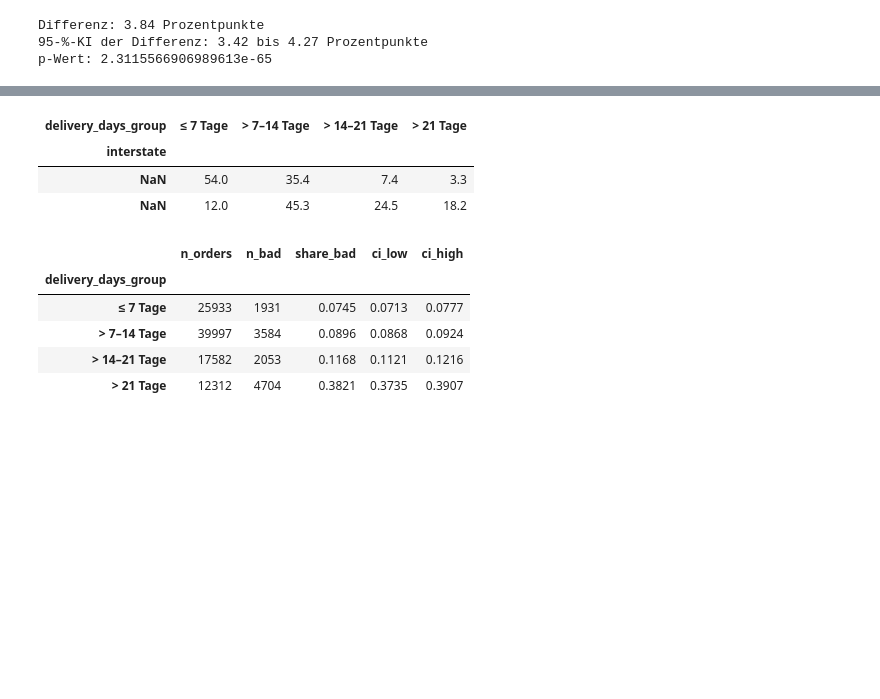
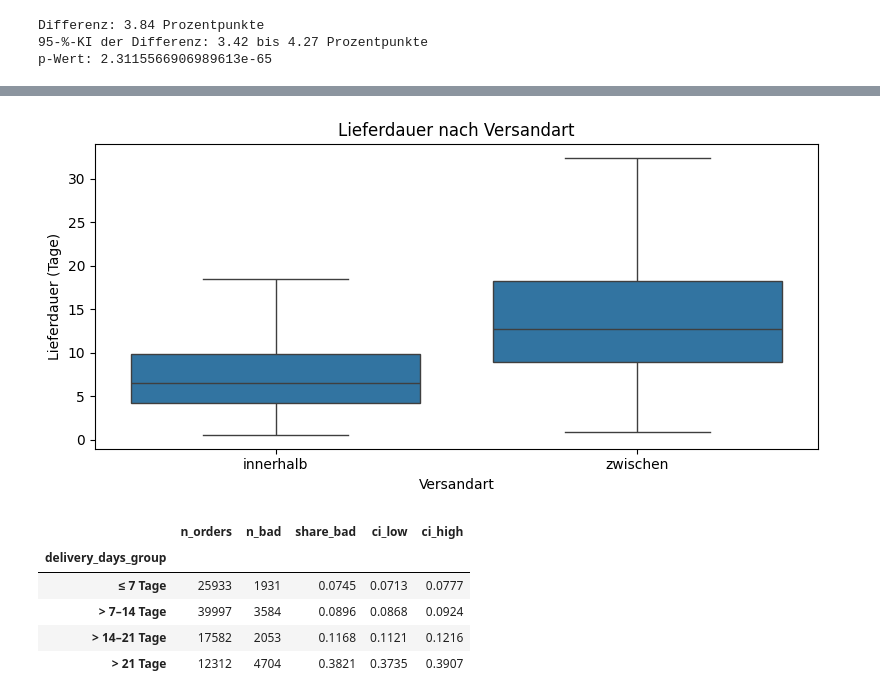
Before and after one commit to hagen-o/DABI1-Projekt, a Jupyter notebook: Notebook Abgabe.ipynb, the cells around one changed output, grey strips where cells are left out. Drawn from its saved outputs; the diff is of its cells as text; code cells hidden in the pictures; blank space fills up the shorter version.

```diff
--- a/Notebook Abgabe.ipynb
+++ b/Notebook Abgabe.ipynb
@@ -865,26 +1363,14 @@ orders_analysis.groupby("interstate")["delivery_days"].agg(["count", "median", "
 # %%
-# Daten für die Grafik vorbereiten
-plot_b1 = orders_analysis[["interstate", "delivery_days"]].copy()
-plot_b1["Versandart"] = plot_b1["interstate"].map({False: "innerhalb", True: "zwischen"})
-
-verteilung.index = verteilung.index.map({False: "innerhalb", True: "zwischen"})
-display(verteilung)
-# Boxplot der Lieferdauer (ohne extreme Ausreißer, damit die Boxen lesbar bleiben)
-fig = px.box(
-    plot_b1,
-    x="Versandart",
-    y="delivery_days",
-    color="Versandart",
-    points=False,
-    title="Lieferdauer nach Versandart",
-)
-fig.update_layout(showlegend=False, yaxis_title="Lieferdauer (Tage)")
-fig.show()
+# Punkte ausblenden; alle Bestellungen bleiben in der Berechnung des Boxplots.
+plot_b1 = orders_analysis[['interstate', 'delivery_days']].copy()
+plot_b1['Versandart'] = plot_b1['interstate'].map({False: 'innerhalb', True: 'zwischen'})
+fig, ax = plt.subplots(figsize=(8, 4))
+sns.boxplot(data=plot_b1, x='Versandart', y='delivery_days', showfliers=False, ax=ax)
+ax.set(title='Lieferdauer nach Versandart', ylabel='Lieferdauer (Tage)')
+plt.tight_layout()
+plt.show()
 # %% [output]
-| delivery_days_group | ≤ 7 Tage | > 7–14 Tage | > 14–21 Tage | > 21 Tage |
-| interstate |  |  |  |  |
-| NaN | 54.0 | 35.4 | 7.4 | 3.3 |
-| NaN | 12.0 | 45.3 | 24.5 | 18.2 |
+[figure, added]
 # %%
 # Anteil jeder Lieferdauergruppe innerhalb einer Versandart (Zeilenprozente)
 verteilung = (pd.crosstab(orders_analysis["interstate"], orders_analysis["delivery_days_group"],
```
Also changed, not shown: parts of 59 cells of this notebook, 3 other files.
